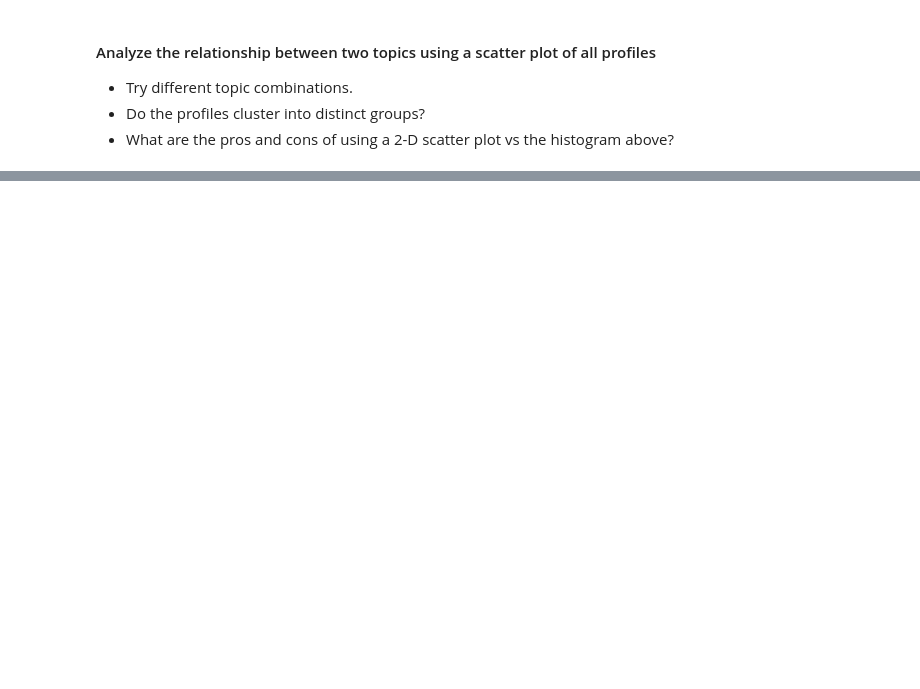
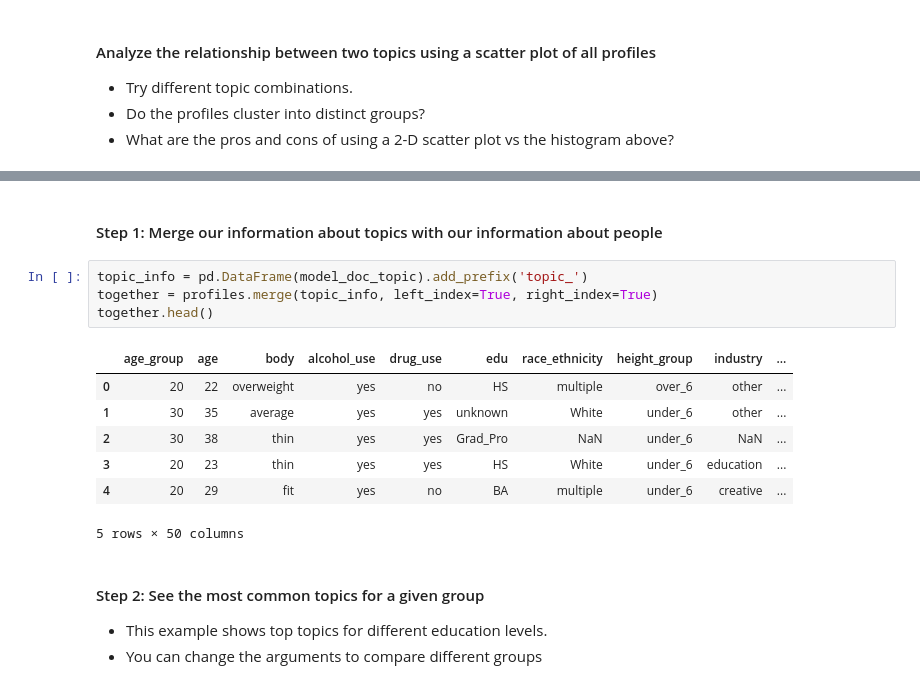
Before and after one commit to UM-CSS/CSSLabs-NLP, a Jupyter notebook: 3_Topic_modeling.ipynb, the cells around one changed output, grey strips where cells are left out. Saved outputs shown, nothing was run; the diff lists cells and outputs as text; blank space fills up the shorter version.

Commit message:
added find popular topics given group

```diff
--- a/3_Topic_modeling.ipynb
+++ b/3_Topic_modeling.ipynb
@@ -512,0 +638,18 @@ Here are some ideas for doing a more detailed exploration of the data.
+# %% [markdown]
+#### Step 1: Merge our information about topics with our information about people
+# %%
+topic_info = pd.DataFrame(model_doc_topic).add_prefix('topic_')
+together = profiles.merge(topic_info, left_index=True, right_index=True)
+together.head()
+# %% [output]
+|  | age_group | age | body | alcohol_use | drug_use | edu | race_ethnicity | height_group | industry | ... |
+| 0 | 20 | 22 | overweight | yes | no | HS | multiple | over_6 | other | ... |
+| 1 | 30 | 35 | average | yes | yes | unknown | White | under_6 | other | ... |
+| 2 | 30 | 38 | thin | yes | yes | Grad_Pro | NaN | under_6 | NaN | ... |
+| 3 | 20 | 23 | thin | yes | yes | HS | White | under_6 | education | ... |
+| 4 | 20 | 29 | fit | yes | no | BA | multiple | under_6 | creative | ... |
+5 rows × 50 columns
+# %% [markdown]
+#### Step 2: See the most common topics for a given group
+- This example shows top topics for different education levels.
+- You can change the arguments to compare different groups
```
Also changed, not shown: parts of 31 cells of this notebook.
